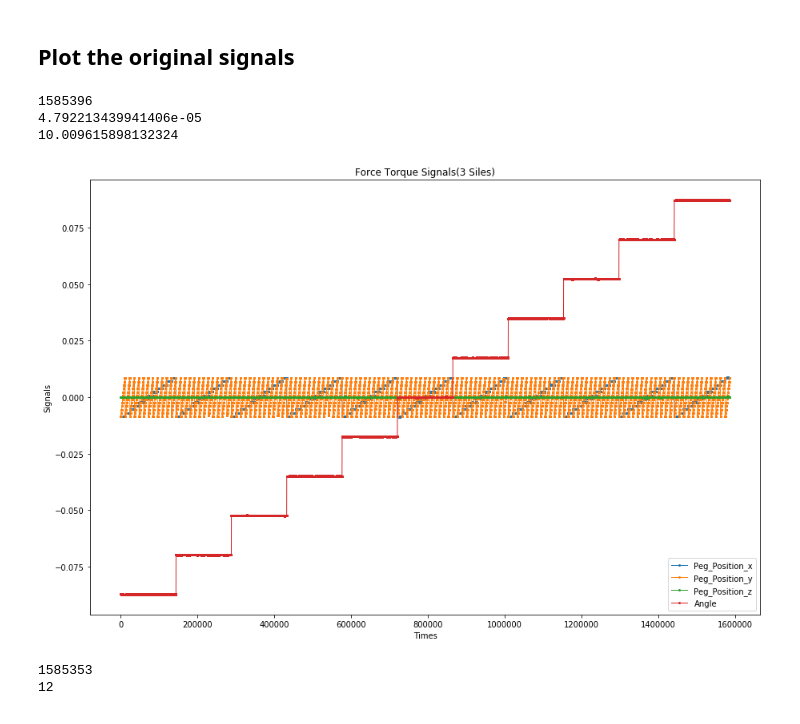
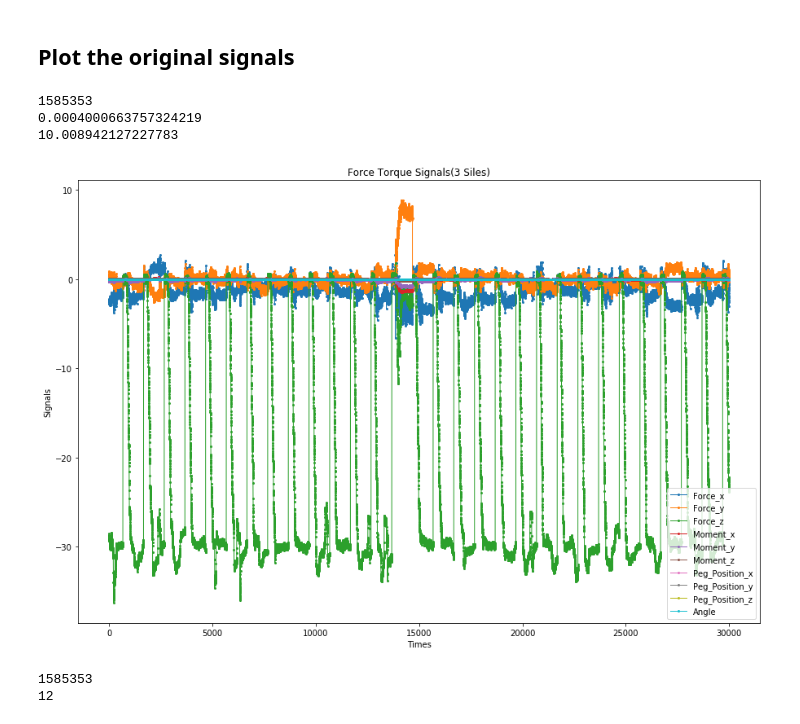
Before and after one commit to huangjiancong1/generate_signals, a Jupyter notebook: experiments/AE/AE_f_t_sensor-2_structure.ipynb, the cells around one changed output. Cells and saved outputs as stored; diff of their text form; code cells hidden in the pictures.

```diff
--- a/experiments/AE/AE_f_t_sensor-2_structure.ipynb
+++ b/experiments/AE/AE_f_t_sensor-2_structure.ipynb
@@ -129,11 +129,11 @@ plt.figure(figsize=(15,10))
 
 
 
-sides = sides_4
+sides = sides_3
 print(len(sides))
 
-first = 0
-slip = 15850000
+first = 785000
+slip = 815000
 
 # Peg_Position_x = sides[:,0]
 Peg_Position_x = sides[:,0][first:slip]
@@ -181,44 +181,44 @@ Time = sides[:,10][first:slip]
 # Time = sides[:,10][0:10:slip]
 
 # Counter = sides[:,11]
 Counter = sides[:,11][first:slip]
 # Counter = sides[:,11][0:10:slip]
 
 # print(Counter[1001])
 print(min(Counter))
 print(max(Counter))
 
 
 # x = Time
 x = np.linspace(0,len(Time),len(Time))
 
-# plt.plot(x, Force_x, marker='o', linestyle='-', markersize=2, linewidth=1, label='Force_x')
-# plt.plot(x, Force_y, marker='o', linestyle='-', markersize=2, linewidth=1, label='Force_y')
-# plt.plot(x, Force_z, marker='o', linestyle='-', markersize=2, linewidth=1, label='Force_z')
+plt.plot(x, Force_x, marker='o', linestyle='-', markersize=2, linewidth=1, label='Force_x')
+plt.plot(x, Force_y, marker='o', linestyle='-', markersize=2, linewidth=1, label='Force_y')
+plt.plot(x, Force_z, marker='o', linestyle='-', markersize=2, linewidth=1, label='Force_z')
 
-# plt.plot(x, Moment_x, marker='o', linestyle='-', markersize=2, linewidth=1, label='Moment_x')
-# plt.plot(x, Moment_y, marker='o', linestyle='-', markersize=2, linewidth=1, label='Moment_y')
-# plt.plot(x, Moment_z, marker='o', linestyle='-', markersize=2, linewidth=1, label='Moment_z')
+plt.plot(x, Moment_x, marker='o', linestyle='-', markersize=2, linewidth=1, label='Moment_x')
+plt.plot(x, Moment_y, marker='o', linestyle='-', markersize=2, linewidth=1, label='Moment_y')
+plt.plot(x, Moment_z, marker='o', linestyle='-', markersize=2, linewidth=1, label='Moment_z')
 
 plt.plot(x, Peg_Position_x, marker='o', linestyle='-', markersize=2, linewidth=1, label='Peg_Position_x')
 plt.plot(x, Peg_Position_y, marker='o', linestyle='-', markersize=2, linewidth=1, label='Peg_Position_y')
 plt.plot(x, Peg_Position_z, marker='o', linestyle='-', markersize=2, linewidth=1, label='Peg_Position_z')
 
 plt.plot(x, Angle, marker='o', linestyle='-', markersize=2, linewidth=1, label='Angle')
 # plt.plot(x, Counter, marker='o', linestyle='-', markersize=2, linewidth=1, label='Counter')
 
 
 plt.xlabel('Times')
 plt.ylabel('Signals')
 plt.title('Force Torque Signals(3 Siles)')
 plt.legend(loc='lower right')
-# plt.savefig("peg_position_and_angle_real.png")
+# plt.savefig("the_only_success_to_insertion.png")
 plt.show()
 # %% [output]
-1585396
-4.792213439941406e-05
-10.009615898132324
+1585353
+0.0004000663757324219
+10.008942127227783
-[figure, old version]
+[figure, new version]
 # %%
 print (len(sides_3))
 print (len(sides_3[0]))
```
Also changed, not shown: 3 other files.
